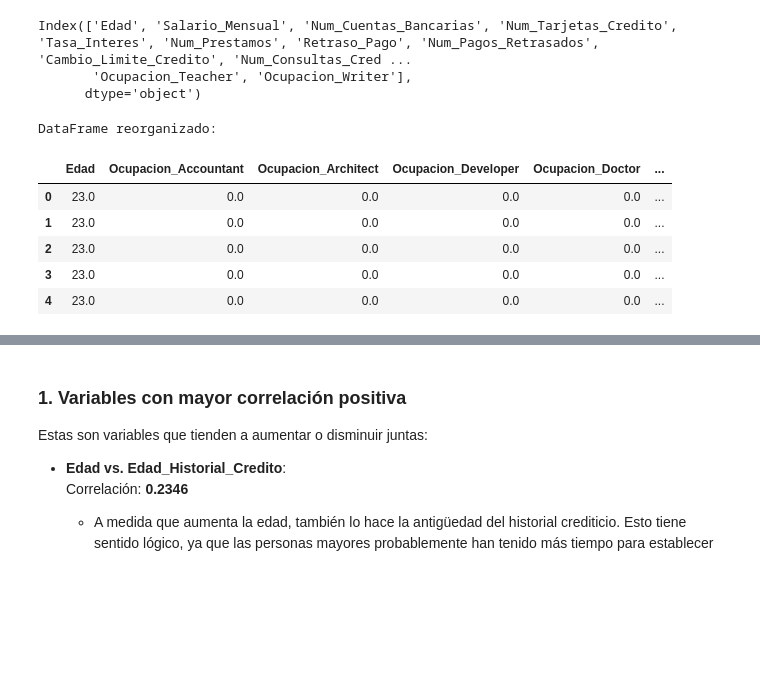
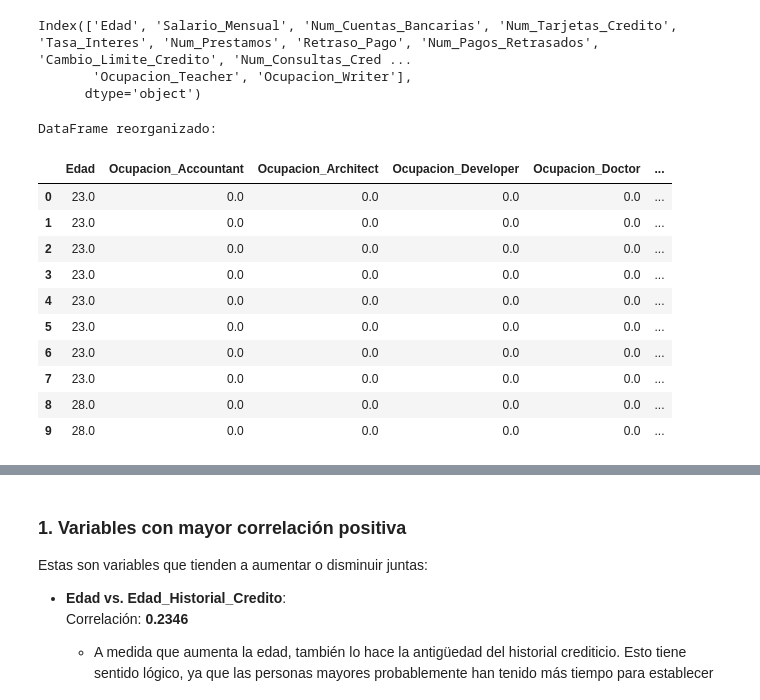
Before and after one commit to JorgeDataScientist/Machine_Learning_Scikit-Learn_Keras_TensorFlow, a Jupyter notebook: 6_Practica_Clasificación de Puntajes Crediticios/1_EDA_Exploracion_Inicial.ipynb, the cells around one changed output, grey strips where cells are left out. Cells and saved outputs as stored; diff of their text form; code cells hidden in the pictures; blank space fills up the shorter version.

```diff
--- a/6_Practica_Clasificación de Puntajes Crediticios/1_EDA_Exploracion_Inicial.ipynb
+++ b/6_Practica_Clasificación de Puntajes Crediticios/1_EDA_Exploracion_Inicial.ipynb
@@ -891,34 +891,39 @@ columnas_ordenadas = [
     'Ocupacion_Engineer', 'Ocupacion_Entrepreneur', 'Ocupacion_Journalist', 'Ocupacion_Lawyer',
     'Ocupacion_Manager', 'Ocupacion_Mechanic', 'Ocupacion_Media_Manager', 'Ocupacion_Musician',
     'Ocupacion_Scientist', 'Ocupacion_Teacher', 'Ocupacion_Writer',
     'Salario_Mensual', 'Num_Cuentas_Bancarias', 'Num_Tarjetas_Credito', 'Tasa_Interes', 'Num_Prestamos',
     'Mezcla_Bad', 'Mezcla_Good', 'Mezcla_Standard',
     'Pago_Minimo_NM', 'Pago_Minimo_No', 'Pago_Minimo_Yes',
     'Retraso_Pago', 'Num_Pagos_Retrasados', 'Cambio_Limite_Credito', 'Num_Consultas_Credito',
     'Deuda_Pendiente', 'Edad_Historial_Credito',
     'Comportamiento_Alto gasto con pagos de gran valor',
     'Comportamiento_Alto gasto con pagos de pequeño valor',
     'Comportamiento_Alto gasto con pagos de valor medio',
     'Comportamiento_Bajo gasto con pagos de gran valor',
     'Comportamiento_Bajo gasto con pagos de pequeño valor',
     'Comportamiento_Bajo gasto con pagos de valor medio',
     'Puntaje_Credito'
 ]
 
 # Reorganizar el DataFrame usando la lista de columnas
 df = df[columnas_ordenadas]
 
 # Mostrar el DataFrame reorganizado
 print("DataFrame reorganizado:")
-df.head()
+df.head(10)
 # %% [output]
 DataFrame reorganizado:
 |  | Edad | Ocupacion_Accountant | Ocupacion_Architect | Ocupacion_Developer | Ocupacion_Doctor | ... |
 | 0 | 23.0 | 0.0 | 0.0 | 0.0 | 0.0 | ... |
 | 1 | 23.0 | 0.0 | 0.0 | 0.0 | 0.0 | ... |
 | 2 | 23.0 | 0.0 | 0.0 | 0.0 | 0.0 | ... |
 | 3 | 23.0 | 0.0 | 0.0 | 0.0 | 0.0 | ... |
 | 4 | 23.0 | 0.0 | 0.0 | 0.0 | 0.0 | ... |
+| 5 | 23.0 | 0.0 | 0.0 | 0.0 | 0.0 | ... |
+| 6 | 23.0 | 0.0 | 0.0 | 0.0 | 0.0 | ... |
+| 7 | 23.0 | 0.0 | 0.0 | 0.0 | 0.0 | ... |
+| 8 | 28.0 | 0.0 | 0.0 | 0.0 | 0.0 | ... |
+| 9 | 28.0 | 0.0 | 0.0 | 0.0 | 0.0 | ... |
 # %%
 # Paso 1: Seleccionar solo las columnas numéricas del DataFrame
 df_numeric = df.select_dtypes(include=['number'])
```
Also changed, not shown: parts of 2 cells of this notebook, 15 other files.
